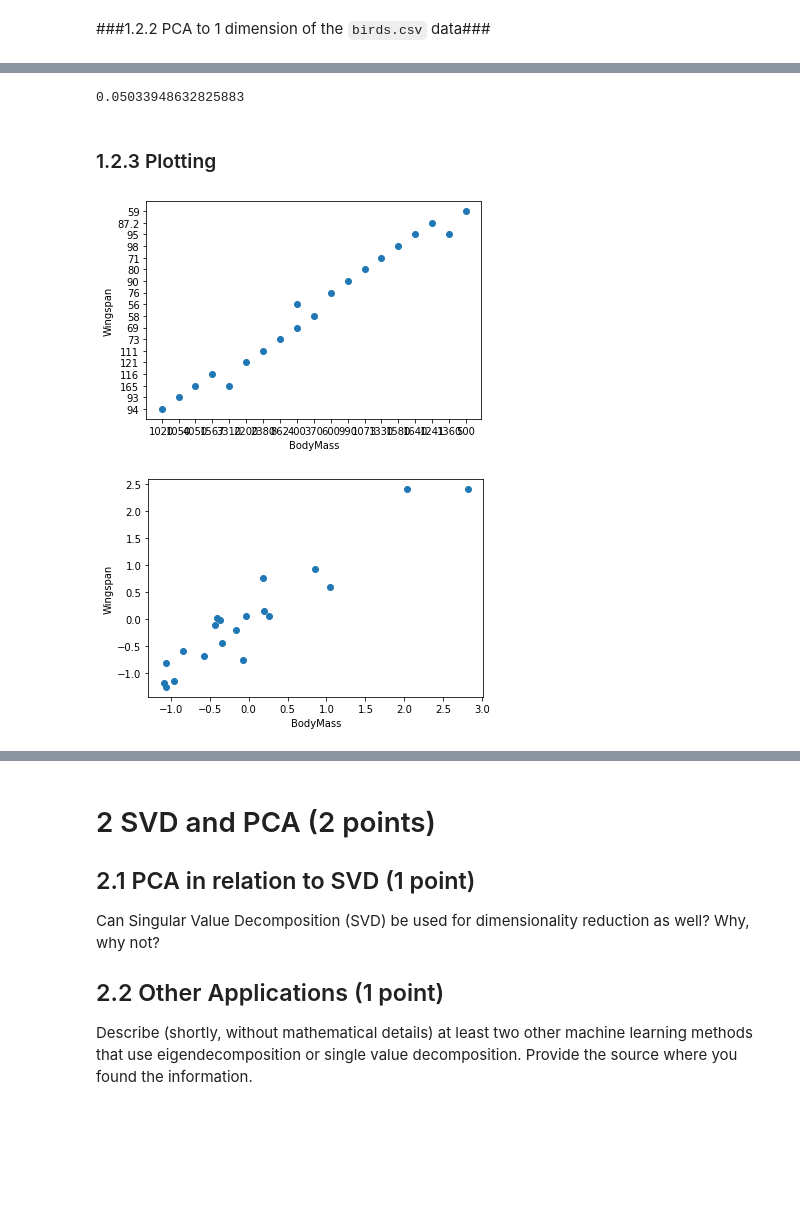
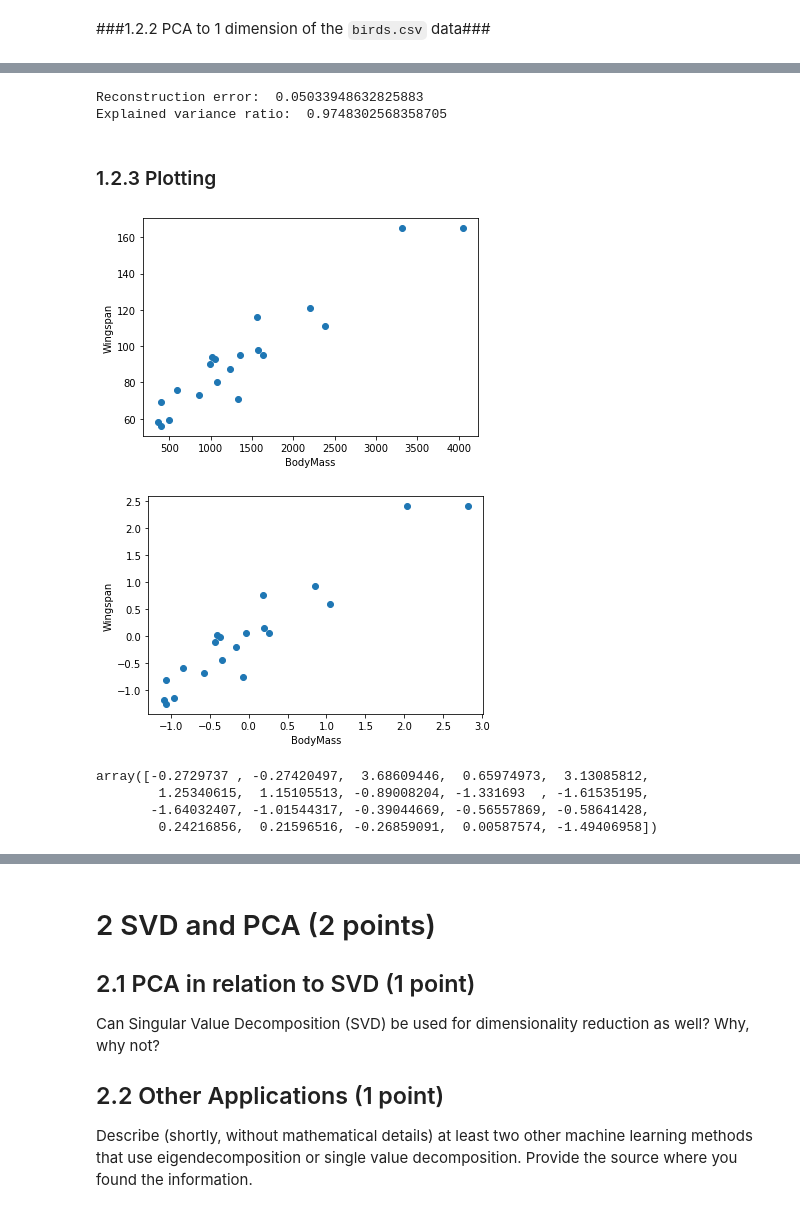
Before and after one commit to tsimafeip/LCT-master-course, a Jupyter notebook: UdS/WinterSemester/NeuralNetworks/Assignments/assignment1/PrakapenkaAtkins_HW1.ipynb, the cells around one changed output, grey strips where cells are left out. Cells and saved outputs as stored; diff of their text form; code cells hidden in the pictures; blank space fills up the shorter version.

```diff
--- a/UdS/WinterSemester/NeuralNetworks/Assignments/assignment1/PrakapenkaAtkins_HW1.ipynb
+++ b/UdS/WinterSemester/NeuralNetworks/Assignments/assignment1/PrakapenkaAtkins_HW1.ipynb
@@ -195,16 +168,34 @@ def reconstruct_with_PCA(data: pd.DataFrame, number_of_components: int) -> Tuple
-# %%
-reconstructed_data, loss = reconstruct_with_PCA(data_df, 1)
-loss
-# %% [output]
-0.05033948632825883
+# %%
+standartized_data, data_from_pca, reconstructed_data, loss, explained_variance_ratio = reconstruct_with_PCA(data_df, 1)
+print("Reconstruction error: ",  loss)
+print("Explained variance ratio: ", explained_variance_ratio[0])
+# %% [output]
+Reconstruction error:  0.05033948632825883
+Explained variance ratio:  0.9748302568358705
 # %% [markdown]
 ### 1.2.3 Plotting
-# %%
-import sys
-sys.path.insert(0,'/content/drive/MyDrive/Neural Networks/assignment1/data')
-from solution import pltOriginal, pltPreProcessed
-pltOriginal()
-pltPreProcessed()
-# %% [output]
-[figure, removed]
-[figure, removed]
+# %%
+def scatter_plot2d(data_2d, headers):
+  x = [row[0] for row in data_2d]
+  y = [row[1] for row in data_2d]
+  plt.scatter(x, y)
+  plt.xlabel(headers[0])
+  plt.ylabel(headers[1])
+  plt.show()
+# %%
+# Original data
+scatter_plot2d(data, data_df.columns)
+# %% [output]
+[figure, added]
+# %%
+#Pre-processed data
+scatter_plot2d(standartized_data, data_df.columns)
+# %% [output]
+[figure, added]
+# %%
+data_from_pca.T[0]
+# %% [output]
+array([-0.2729737 , -0.27420497,  3.68609446,  0.65974973,  3.13085812,
+        1.25340615,  1.15105513, -0.89008204, -1.331693  , -1.61535195,
+       -1.64032407, -1.01544317, -0.39044669, -0.56557869, -0.58641428,
+        0.24216856,  0.21596516, -0.26859091,  0.00587574, -1.49406958])
```
Also changed, not shown: parts of 19 cells of this notebook.
